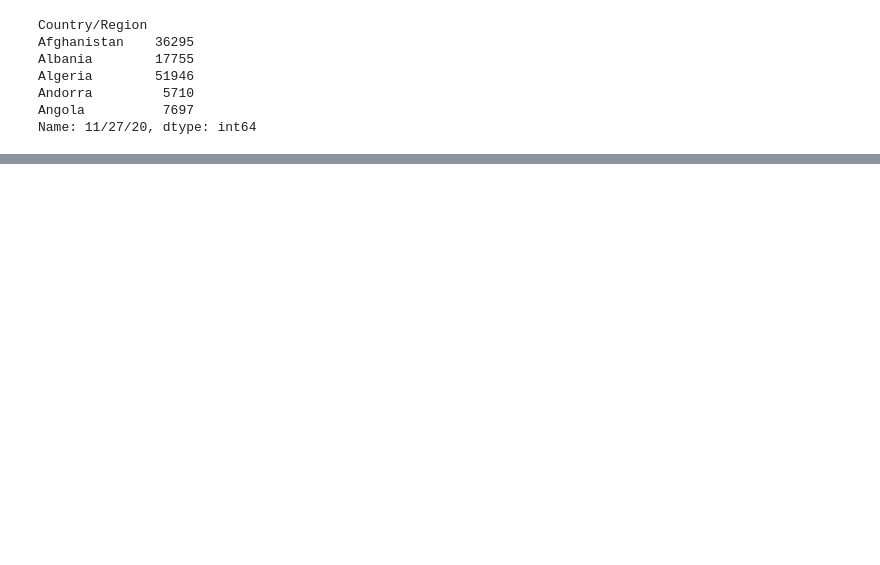
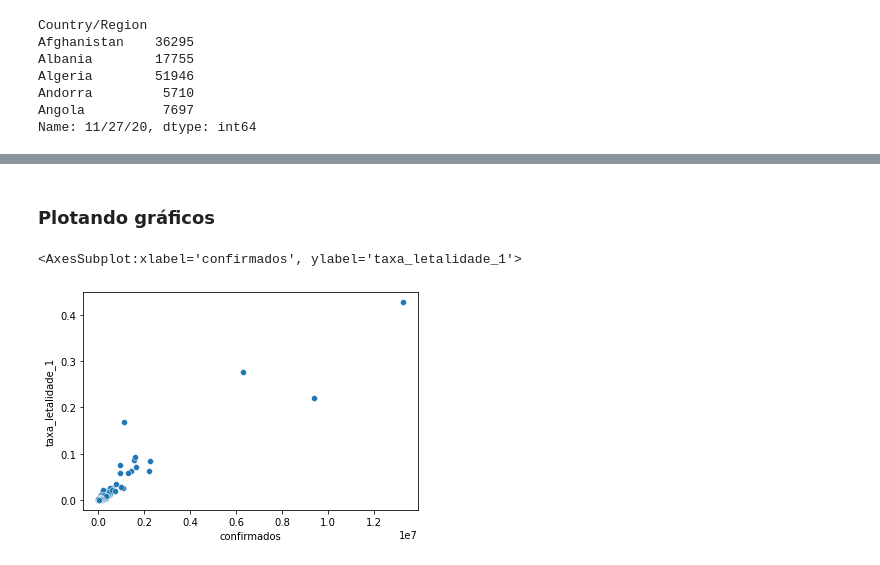
Before and after one commit to ton-santana/Analises_para_saude_e_medicina, a Jupyter notebook: Dados_e_visualizacoes.ipynb, the cells around one changed output, grey strips where cells are left out. Drawn from its saved outputs; the diff is of its cells as text; code cells hidden in the pictures; blank space fills up the shorter version.

Commit message:
Histogramas
Histogramas e resumindo informações.

```diff
--- a/Dados_e_visualizacoes.ipynb
+++ b/Dados_e_visualizacoes.ipynb
@@ -151,0 +154,6 @@ print(taxa_letalidade_1 * 100)
+# %%
+taxa_letalidade_1 = combinados["mortes"] / resumo["confirmados"] * 100
+taxa_letalidade_2 = combinados["mortes"] / (combinados["recuperados"] + combinados["mortes"]) * 100
+combinados["taxa_letalidade_1"] = taxa_letalidade_1
+combinados["taxa_letalidade_2"] = taxa_letalidade_2
+combinados.head()
@@ -151,0 +183,2 @@ print(taxa_letalidade_1 * 100)
+# %% [markdown]
+### Plotando gráficos
@@ -151,0 +187,5 @@ print(taxa_letalidade_1 * 100)
+# %%
+sns.scatterplot(data = combinados, x = "confirmados", y = "taxa_letalidade_1")
+# %% [output]
+<AxesSubplot:xlabel='confirmados', ylabel='taxa_letalidade_1'>
+[figure, added]
```
Also changed, not shown: parts of 15 cells of this notebook.
